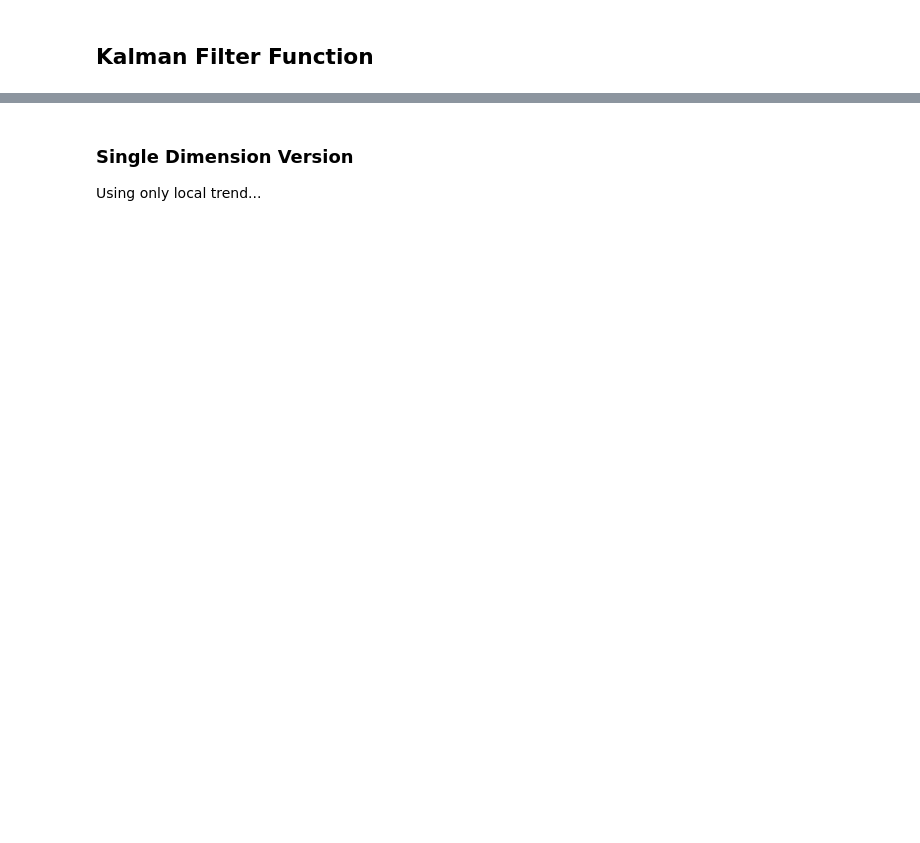
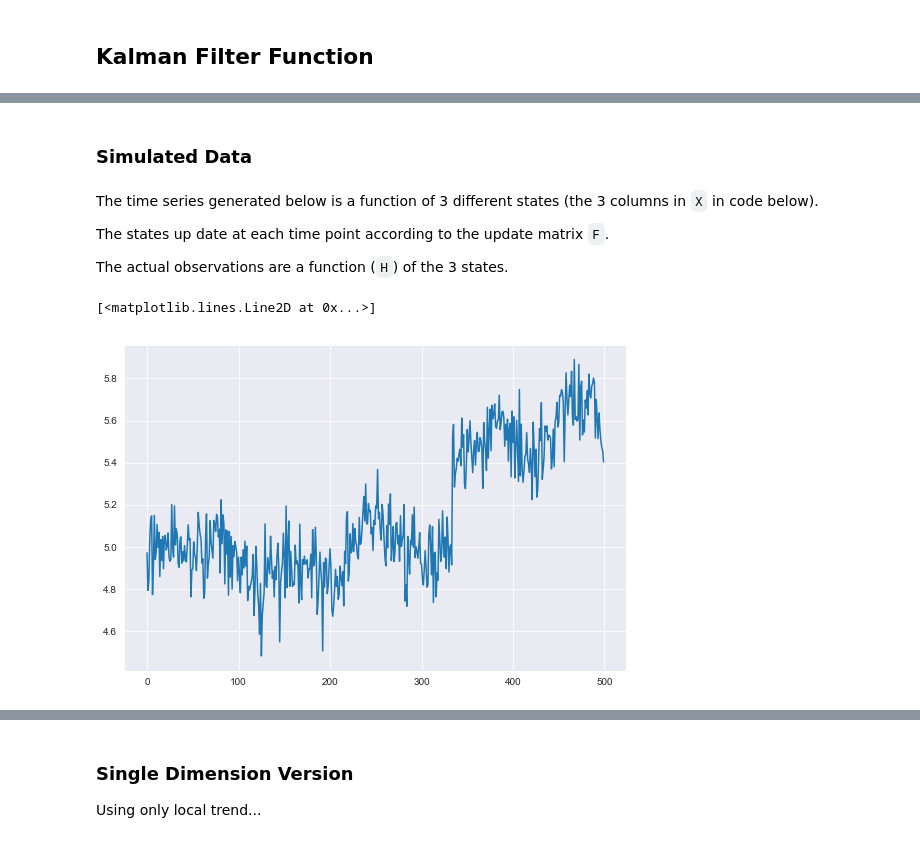
Before and after one commit to rshap91/Algorithms, a Jupyter notebook: KalmanFilter.ipynb, the cells around one changed output, grey strips where cells are left out. Drawn from its saved outputs; the diff is of its cells as text; code cells hidden in the pictures; blank space fills up the shorter version.

```diff
--- a/KalmanFilter.ipynb
+++ b/KalmanFilter.ipynb
@@ -36,0 +48,59 @@ $ K = \frac{P_tH^T}{HP_tH^T + R} $
+# %% [markdown]
+### Simulated Data
+# %% [markdown]
+The time series generated below is a function of 3 different states (the 3 columns in `X` in code below).
+
+The states up date at each time point according to the update matrix `F`.
+
+The actual observations are a function (`H`) of the 3 states.
+# %%
+np.random.seed(111)
+
+# length of the series
+N = 500
+pre = int(np.ceil(2*N/3)) #beginning of the treatment
+postperiod = N-pre
+# parameters of the state
+statedim = 3
+F = np.eye(statedim) # Transition matrix of state (F)
+Q = 0.01*np.eye(statedim) # error (noise) in the prediction
+
+# state values
+# simulation of the state
+X0 = np.array([5,0,0]) #initial conditions: mu_0=5, beta_1=0, beta_2=0
+X = np.zeros((N,statedim))
+X[0] = X0.dot(F) + stats.norm.rvs(loc=np.zeros((statedim)), scale=np.diag(Q))
+
+# State update equation (for generating new state from previous state)
+#+ F_tX_{t-1} + B_tu_t + w_t
+#+ Here we either ommit the control variables (or assume they are part of our state???)
+#+ w_t is random normal with std = Q
+for i in range(1,N):
+    X[i] = X[i-1].dot(F) + stats.norm.rvs(loc=np.zeros((statedim)), scale=np.diag(Q))
+
+# Observation Transform Matrix (H)
+# eg Y=H_tX_t + v_t
+# assuming H_t is consistent through time
+x1 = np.sin(2*np.pi*np.arange(1,N+1)/90) # state vector 1 (0-indexed)
+x2 = np.sin(2*np.pi*np.arange(1,N+1)/360) # state vector 2
+
+H = np.zeros((N,statedim))
+H[:,0] = np.repeat(1,N)
+H[:,1] = x1
+H[:,2] = x2
+
+# Calculate Observation From State
+R = 0.01 # error/noise in the measurement
+y = np.zeros(N)
+for i in range(N):
+    y[i] = H[i,].dot(X[i,]) + np.sqrt(R)*np.random.randn(1)
+
+# Induce an intervention at time `pre`
+e = 0.1 #effect size
+ye = np.copy(y)
+ye[pre:N] = y[pre:N]*(1+e)
+
+plt.plot(ye)
+# %% [output]
+[<matplotlib.lines.Line2D at 0x...>]
+[figure, added]
```
Also changed, not shown: parts of 25 cells of this notebook.
